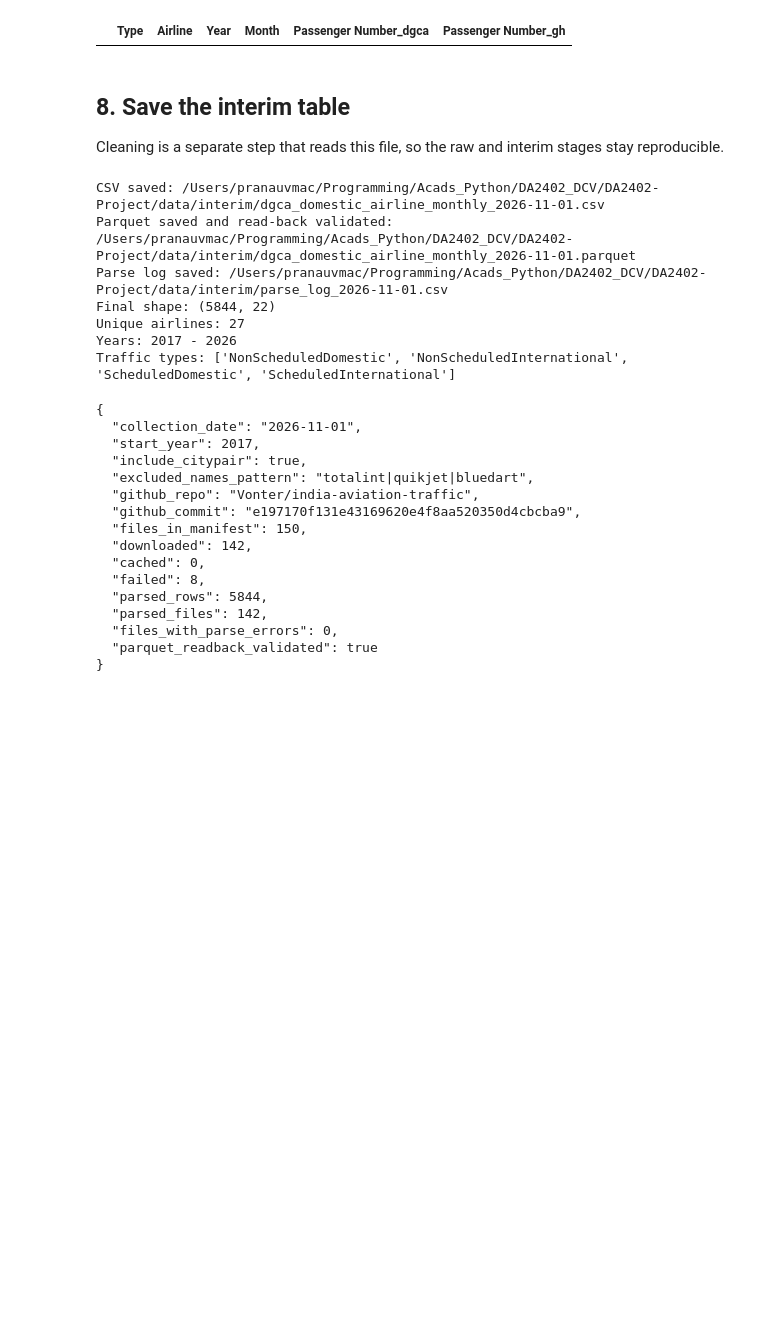
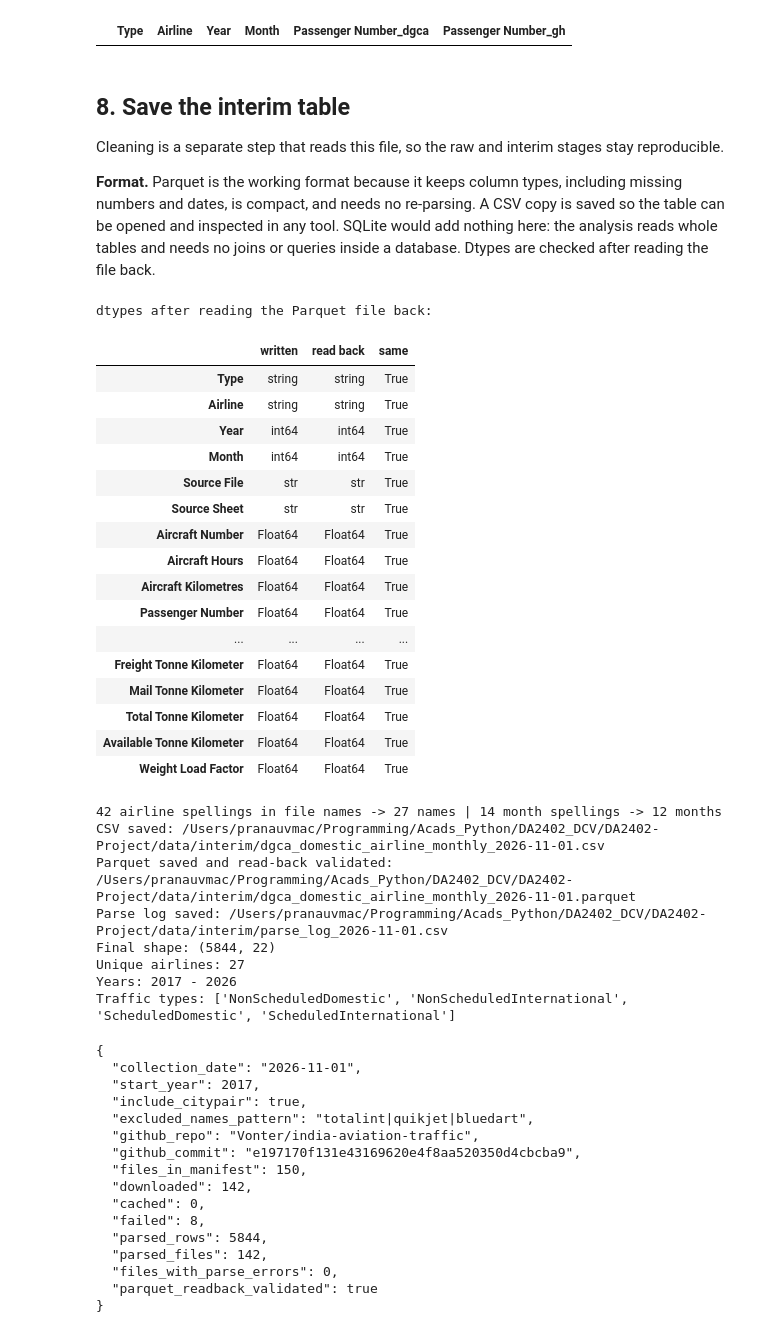
Before and after one commit to iitm-da25b035/DA2402-Project, a Jupyter notebook: notebooks/dgca_download_pipeline.ipynb, the cells around one changed output. Drawn from its saved outputs; the diff is of its cells as text; code cells hidden in the pictures; blank space fills up the shorter version.

```diff
--- a/notebooks/dgca_download_pipeline.ipynb
+++ b/notebooks/dgca_download_pipeline.ipynb
@@ -609,31 +718,60 @@ Only in DGCA parse:
 # %% [markdown]
 ## 8. Save the interim table
 Cleaning is a separate step that reads this file, so the raw and interim stages stay reproducible.
+
+**Format.** Parquet is the working format because it keeps column types, including missing numbers and dates, is compact, and needs no re-parsing. A CSV copy is saved so the table can be opened and inspected in any tool. SQLite would add nothing here: the analysis reads whole tables and needs no joins or queries inside a database. Dtypes are checked after reading the file back.
 # %%
 dgca=dgca.sort_values(KEYS+["Source File","Source Sheet"]).reset_index(drop=True)
 csv_path=INTERIM/f"dgca_domestic_airline_monthly_{STAMP}.csv"
 parquet_path=INTERIM/f"dgca_domestic_airline_monthly_{STAMP}.parquet"
 log_path=INTERIM/f"parse_log_{STAMP}.csv"
 dgca.to_csv(csv_path,index=False)
 dgca.to_parquet(parquet_path,index=False)
 parse_log.to_csv(log_path,index=False)
 check=pd.read_parquet(parquet_path)
 pd.testing.assert_frame_equal(dgca,check,check_dtype=False)
+dtype_check=pd.DataFrame({"written":dgca.dtypes.astype(str),"read back":check.dtypes.astype(str)})
+dtype_check["same"]=dtype_check.written==dtype_check["read back"]
+print("dtypes after reading the Parquet file back:");display(dtype_check)
+variants=dgca.assign(file_stem=dgca["Source File"].str.replace(r"\s*\d+\.xlsx?$","",regex=True,case=False).str.strip()).groupby(["file_stem","Airline"]).size().rename("rows").reset_index()
+variants.to_csv(INTERIM/f"airline_name_variants_{STAMP}.csv",index=False)
+month_variants=pd.DataFrame([(k[0],k[1],v) for k,v in sorted(month_labels.items())],columns=["raw_label","month","rows"])
+month_variants.to_csv(INTERIM/f"month_label_variants_{STAMP}.csv",index=False)
+print(variants.file_stem.nunique(),"airline spellings in file names ->",variants.Airline.nunique(),"names |",len(month_variants),"month spellings -> 12 months")
 print("CSV saved:",csv_path)
 print("Parquet saved and read-back validated:",parquet_path)
 print("Parse log saved:",log_path)
 print("Final shape:",dgca.shape)
 print("Unique airlines:",dgca.Airline.nunique())
 print("Years:",dgca.Year.min(),"-",dgca.Year.max())
 print("Traffic types:",dgca.Type.unique().tolist())
 # %% [output]
-CSV saved: /Users/pranauvmac/Programming/Acads_Python/DA2402_DCV/DA2402-Project/data/interim/dgca_domestic_airline_monthly_2026-11-01.csv
-Parquet saved and read-back validated: /Users/pranauvmac/Programming/Acads_Python/DA2402_DCV/DA2402-Project/data/interim/dgca_domestic_airline_monthly_2026-11-01.parquet
-Parse log saved: /Users/pranauvmac/Programming/Acads_Python/DA2402_DCV/DA2402-Project/data/interim/parse_log_2026-11-01.csv
-Final shape: (5844, 22)
-Unique airlines: 27
-Years: 2017 - 2026
-Traffic types: ['NonScheduledDomestic', 'NonScheduledInternational', 'ScheduledDomestic', 'ScheduledInternational']
+dtypes after reading the Parquet file back:
+|  | written | read back | same |
+| Type | string | string | True |
+| Airline | string | string | True |
+| Year | int64 | int64 | True |
+| Month | int64 | int64 | True |
+| Source File | str | str | True |
+| Source Sheet | str | str | True |
+| Aircraft Number | Float64 | Float64 | True |
+| Aircraft Hours | Float64 | Float64 | True |
+| Aircraft Kilometres | Float64 | Float64 | True |
+| Passenger Number | Float64 | Float64 | True |
+| ... | ... | ... | ... |
+| Freight Tonne Kilometer | Float64 | Float64 | True |
+| Mail Tonne Kilometer | Float64 | Float64 | True |
+| Total Tonne Kilometer | Float64 | Float64 | True |
+| Available Tonne Kilometer | Float64 | Float64 | True |
+| Weight Load Factor | Float64 | Float64 | True |
+42 airline spellings in file names -> 27 names | 14 month spellings -> 12 months
+CSV saved: /Users/pranauvmac/Programming/Acads_Python/DA2402_DCV/DA2402-Project/data/interim/dgca_domestic_airline_monthly_2026-11-01.csv
+Parquet saved and read-back validated: /Users/pranauvmac/Programming/Acads_Python/DA2402_DCV/DA2402-Project/data/interim/dgca_domestic_airline_monthly_2026-11-01.parquet
+Parse log saved: /Users/pranauvmac/Programming/Acads_Python/DA2402_DCV/DA2402-Project/data/interim/parse_log_2026-11-01.csv
+Final shape: (5844, 22)
+Unique airlines: 27
+Years: 2017 - 2026
+Traffic types: ['NonScheduledDomestic', 'NonScheduledInternational', 'ScheduledDomestic', 'ScheduledInternational']
 # %%
 metadata={"collection_date":STAMP,"start_year":START_YEAR,"include_citypair":True,"excluded_names_pattern":EXCLUDE,"github_repo":"Vonter/india-aviation-traffic","github_commit":sha,"files_in_manifest":len(manifest),"downloaded":int((manifest.status=="downloaded").sum()),"cached":int((manifest.status=="cached").sum()),"failed":int((~manifest.status.isin(["downloaded","cached"])).sum()),"parsed_rows":len(dgca),"parsed_files":int((parse_log.status=="parsed").sum()),"files_with_parse_errors":int((parse_log.status=="error").sum()),"parquet_readback_validated":True}
 with open(INTERIM/f"collection_metadata_{STAMP}.json","w") as f:
```
Also changed, not shown: parts of 9 cells of this notebook, 13 other files.
